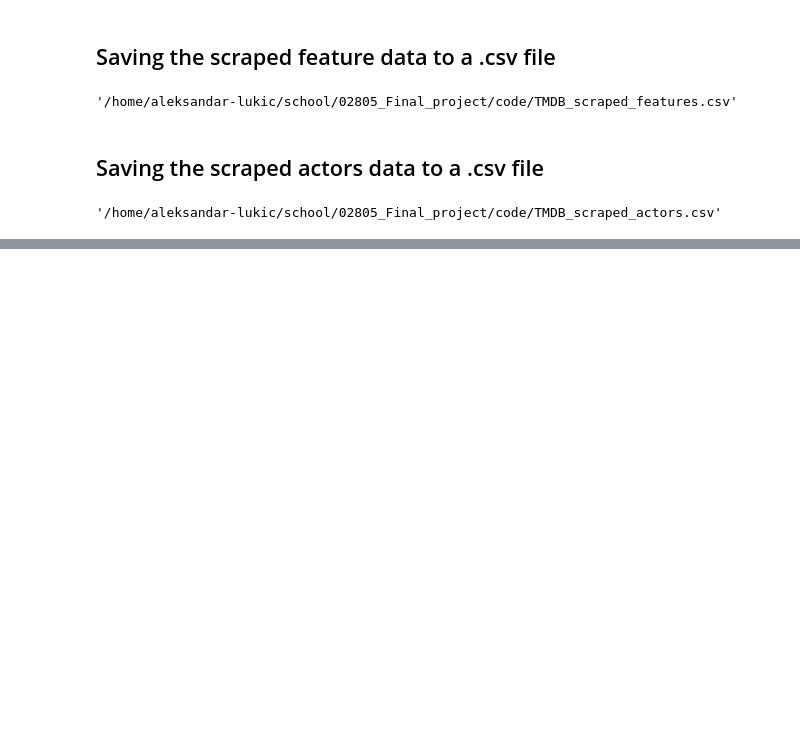
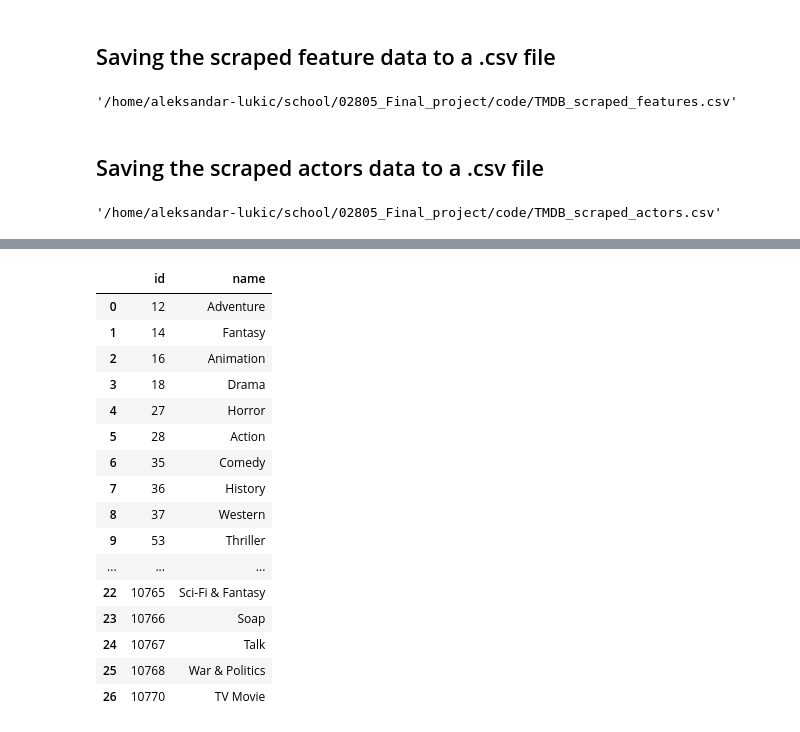
Before and after one commit to AleksandarLukic96/02805_Final_project, a Jupyter notebook: code/TMDB_webscraper.ipynb, the cells around one changed output, grey strips where cells are left out. Saved outputs shown, nothing was run; the diff lists cells and outputs as text; code cells hidden in the pictures; blank space fills up the shorter version.

Commit message:
Added genre list request to webscraper and stored the output in TMDB_genres.csv

```diff
--- a/code/TMDB_webscraper.ipynb
+++ b/code/TMDB_webscraper.ipynb
@@ -371,0 +376,44 @@ cast_clean_df.to_csv(SCRAPED_ACTORS_PATH, index = False)
+# %%
+# Define the URLs for the requests
+MOVIE_GENRE_LIST_URL = "https://api.themoviedb.org/3/genre/movie/list?"
+TV_GENRE_LIST_URL = "https://api.themoviedb.org/3/genre/tv/list?"
+
+# Return the English genre names
+params = {
+    "language": "en"
+}
+
+# Send HTTPS request through the TMDB API
+response_movies = requests.get(MOVIE_GENRE_LIST_URL, headers=HEADERS, params=params)
+response_tv = requests.get(TV_GENRE_LIST_URL, headers=HEADERS, params=params)
+
+# Create DataFrames and concatenate them into a single one
+genre_movie_df = pd.DataFrame(response_movies.json()["genres"])
+genre_tv_df = pd.DataFrame(response_tv.json()["genres"])
+genres_df = pd.concat([genre_movie_df, genre_tv_df])
+
+# Sort, Clean and Reindex the genres
+genres_clean_df = genres_df.sort_values(by = "id", ascending = True)
+genres_clean_df = genres_clean_df.drop_duplicates(subset = "id", keep = "first")
+genres_clean_df = genres_clean_df.reset_index()
+genres_clean_df = genres_clean_df.drop("index", axis=1)
+
+genres_clean_df
+# %% [output]
+|  | id | name |
+| 0 | 12 | Adventure |
+| 1 | 14 | Fantasy |
+| 2 | 16 | Animation |
+| 3 | 18 | Drama |
+| 4 | 27 | Horror |
+| 5 | 28 | Action |
+| 6 | 35 | Comedy |
+| 7 | 36 | History |
+| 8 | 37 | Western |
+| 9 | 53 | Thriller |
+| ... | ... | ... |
+| 22 | 10765 | Sci-Fi & Fantasy |
+| 23 | 10766 | Soap |
+| 24 | 10767 | Talk |
+| 25 | 10768 | War & Politics |
+| 26 | 10770 | TV Movie |
```
Also changed, not shown: parts of 3 cells of this notebook, 1 other file.
